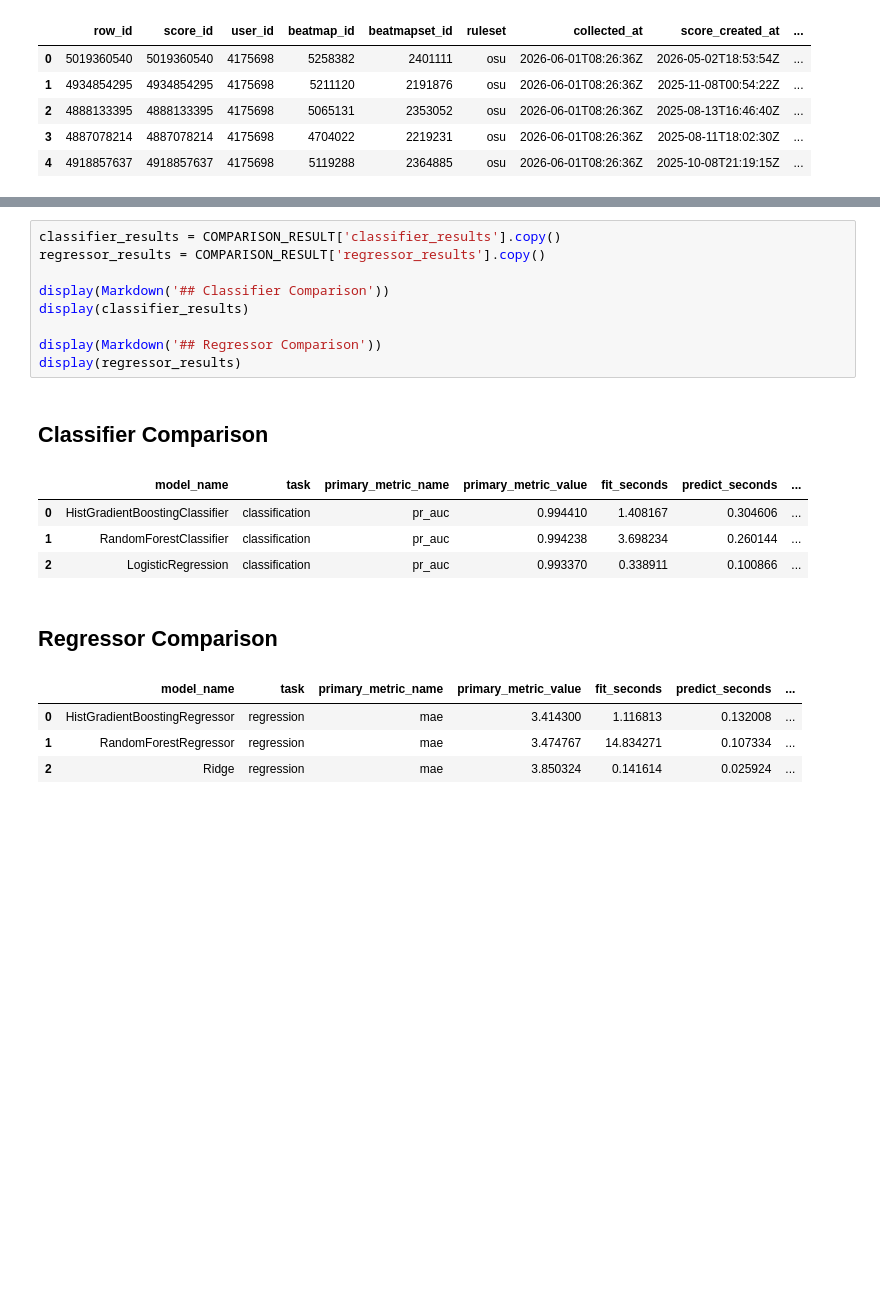
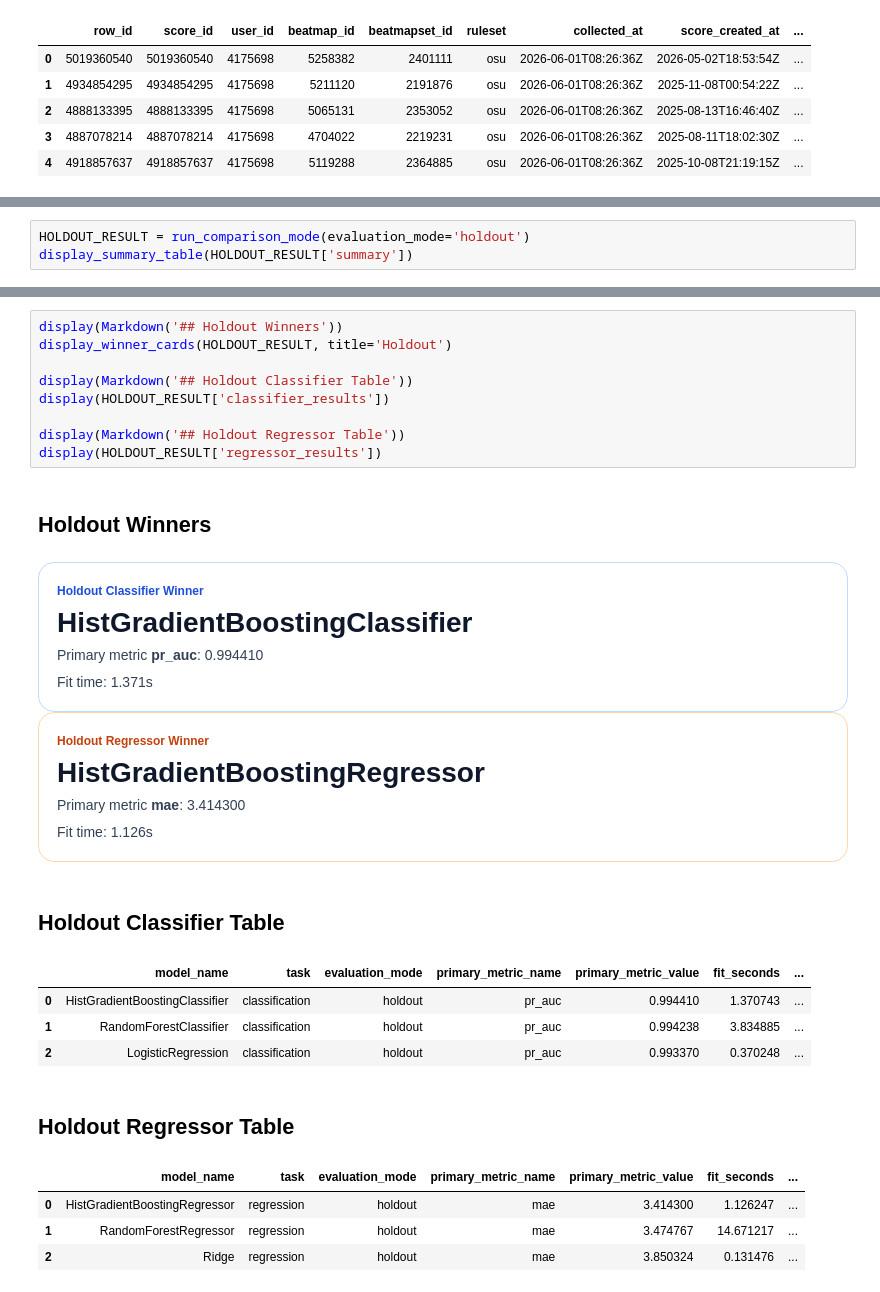
Before and after one commit to nayutalienx/osu-skill-predictor, a Jupyter notebook: notebooks/03_model_comparison.ipynb, the cells around one changed output, grey strips where cells are left out. Drawn from its saved outputs; the diff is of its cells as text; blank space fills up the shorter version.

```diff
--- a/notebooks/03_model_comparison.ipynb
+++ b/notebooks/03_model_comparison.ipynb
@@ -134,0 +189,3 @@ display(split_counts)
+# %%
+HOLDOUT_RESULT = run_comparison_mode(evaluation_mode='holdout')
+display_summary_table(HOLDOUT_RESULT['summary'])
@@ -135,20 +207,29 @@ display(split_counts)
 # %%
-classifier_results = COMPARISON_RESULT['classifier_results'].copy()
-regressor_results = COMPARISON_RESULT['regressor_results'].copy()
+display(Markdown('## Holdout Winners'))
+display_winner_cards(HOLDOUT_RESULT, title='Holdout')
 
-display(Markdown('## Classifier Comparison'))
-display(classifier_results)
+display(Markdown('## Holdout Classifier Table'))
+display(HOLDOUT_RESULT['classifier_results'])
 
-display(Markdown('## Regressor Comparison'))
-display(regressor_results)
+display(Markdown('## Holdout Regressor Table'))
+display(HOLDOUT_RESULT['regressor_results'])
 # %% [output]
-## Classifier Comparison
+## Holdout Winners
+Holdout Classifier Winner
+HistGradientBoostingClassifier
+Primary metric pr_auc: 0.994410
+Fit time: 1.371s
+Holdout Regressor Winner
+HistGradientBoostingRegressor
+Primary metric mae: 3.414300
+Fit time: 1.126s
+## Holdout Classifier Table
-|  | model_name | task | primary_metric_name | primary_metric_value | fit_seconds | predict_seconds | ... |
-| 0 | HistGradientBoostingClassifier | classification | pr_auc | 0.994410 | 1.408167 | 0.304606 | ... |
-| 1 | RandomForestClassifier | classification | pr_auc | 0.994238 | 3.698234 | 0.260144 | ... |
-| 2 | LogisticRegression | classification | pr_auc | 0.993370 | 0.338911 | 0.100866 | ... |
+|  | model_name | task | evaluation_mode | primary_metric_name | primary_metric_value | fit_seconds | ... |
+| 0 | HistGradientBoostingClassifier | classification | holdout | pr_auc | 0.994410 | 1.370743 | ... |
+| 1 | RandomForestClassifier | classification | holdout | pr_auc | 0.994238 | 3.834885 | ... |
+| 2 | LogisticRegression | classification | holdout | pr_auc | 0.993370 | 0.370248 | ... |
-## Regressor Comparison
+## Holdout Regressor Table
-|  | model_name | task | primary_metric_name | primary_metric_value | fit_seconds | predict_seconds | ... |
-| 0 | HistGradientBoostingRegressor | regression | mae | 3.414300 | 1.116813 | 0.132008 | ... |
-| 1 | RandomForestRegressor | regression | mae | 3.474767 | 14.834271 | 0.107334 | ... |
-| 2 | Ridge | regression | mae | 3.850324 | 0.141614 | 0.025924 | ... |
+|  | model_name | task | evaluation_mode | primary_metric_name | primary_metric_value | fit_seconds | ... |
+| 0 | HistGradientBoostingRegressor | regression | holdout | mae | 3.414300 | 1.126247 | ... |
+| 1 | RandomForestRegressor | regression | holdout | mae | 3.474767 | 14.671217 | ... |
+| 2 | Ridge | regression | holdout | mae | 3.850324 | 0.131476 | ... |
```
Also changed, not shown: parts of 20 cells of this notebook, 2 other files.
